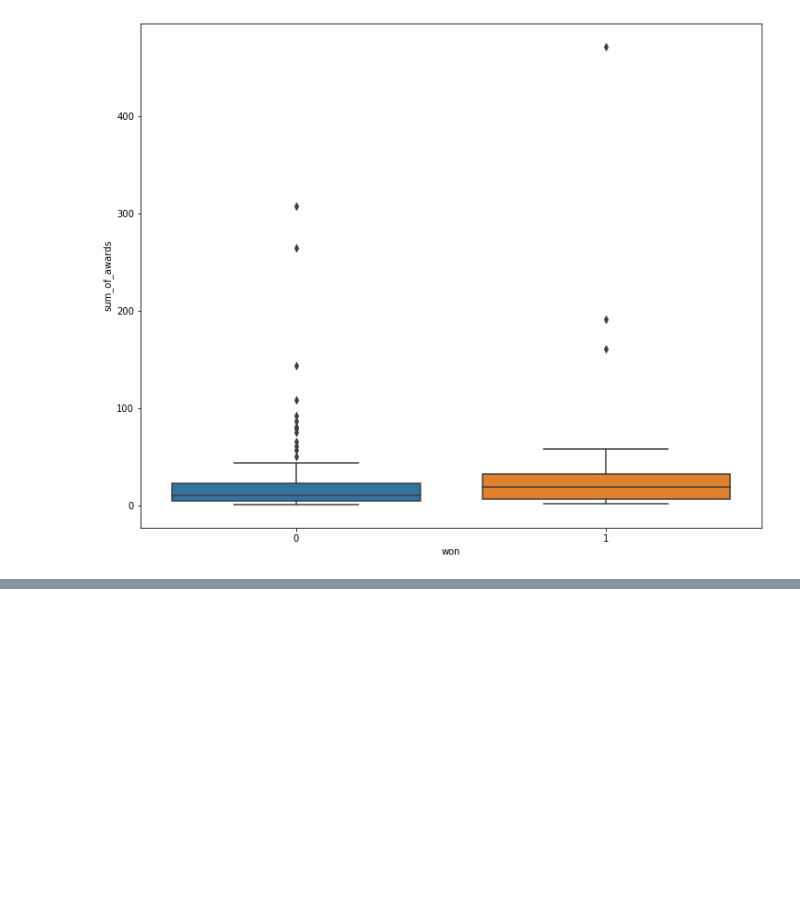
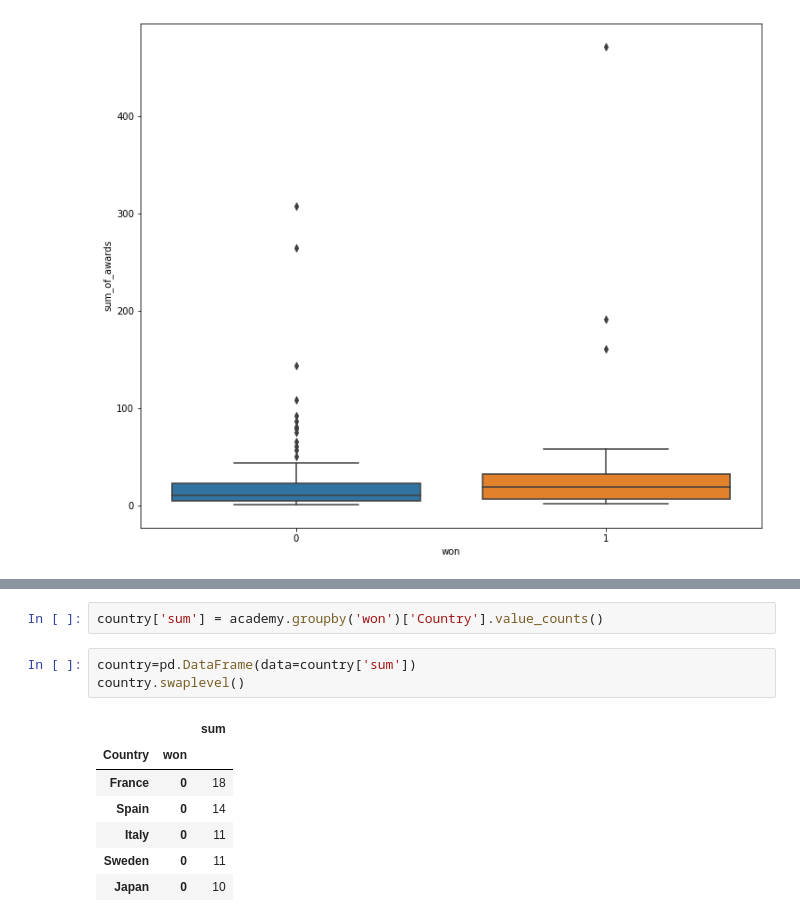
Before and after one commit to madjo92/ds_academyi_proj, a Jupyter notebook: Exploratory Data Analysis.ipynb, the cells around one changed output, grey strips where cells are left out. Cells and saved outputs as stored; diff of their text form; blank space fills up the shorter version.

```diff
--- a/Exploratory Data Analysis.ipynb
+++ b/Exploratory Data Analysis.ipynb
@@ -593,0 +636,13 @@ We can see that the movies that won Oscar are little more successful than the mo
+# %%
+country['sum'] = academy.groupby('won')['Country'].value_counts()
+# %%
+country=pd.DataFrame(data=country['sum'])
+country.swaplevel()
+# %% [output]
+|  |  | sum |
+| Country | won |  |
+| France | 0 | 18 |
+| Spain | 0 | 14 |
+| Italy | 0 | 11 |
+| Sweden | 0 | 11 |
+| Japan | 0 | 10 |
```
Also changed, not shown: parts of 23 cells of this notebook, 1 other file.
